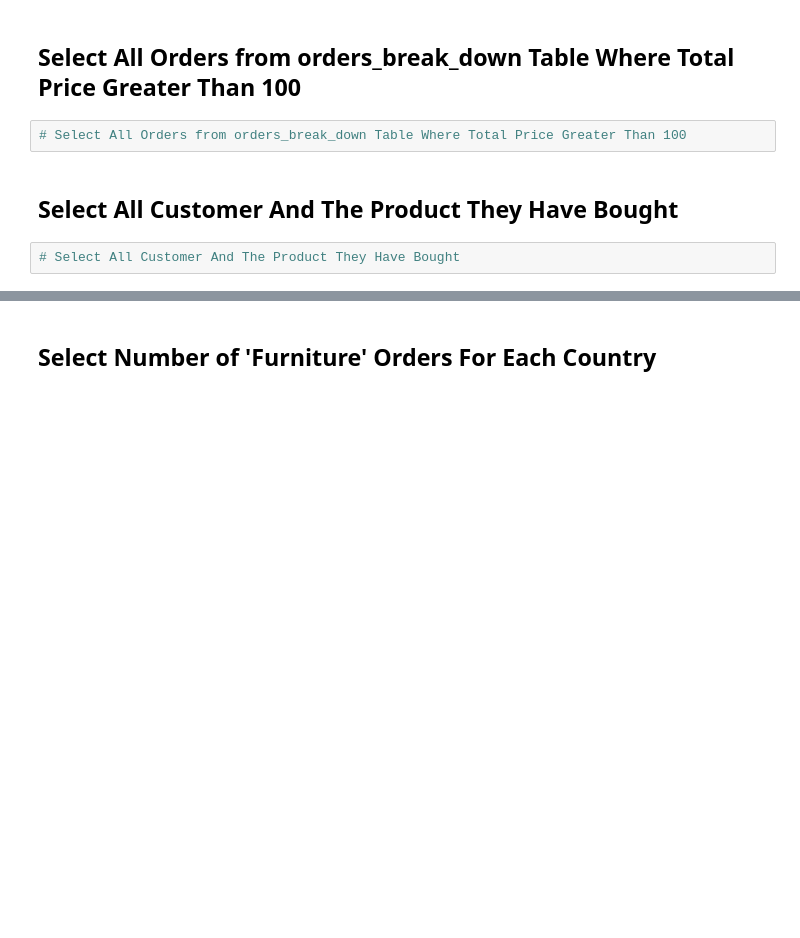
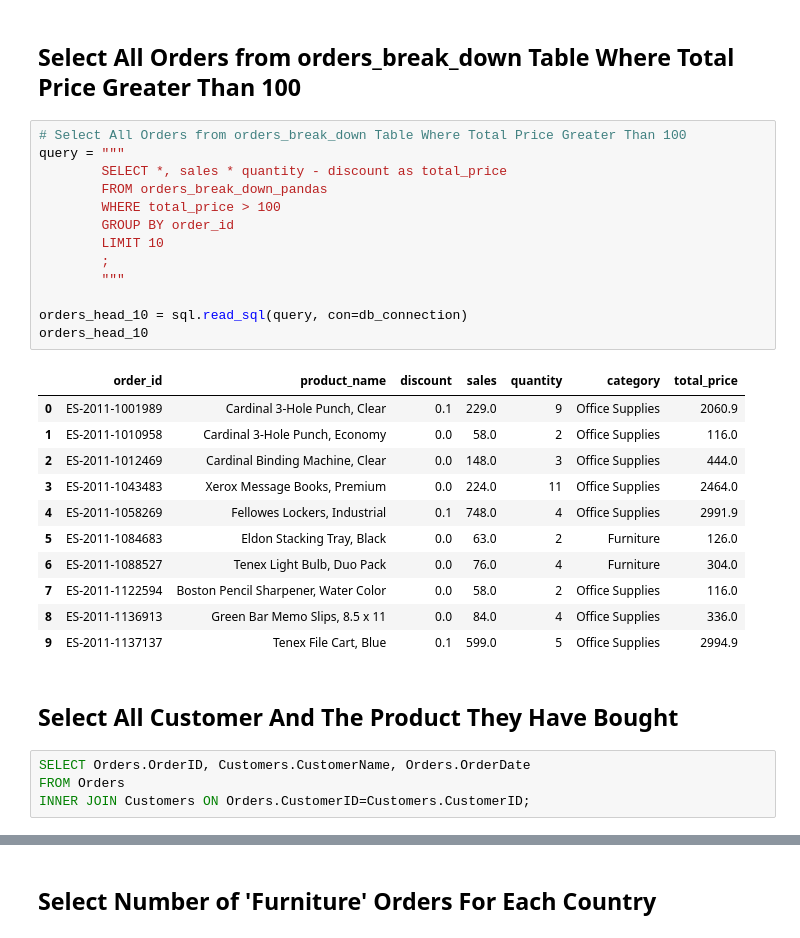
Before and after one commit to Anna-HuangJ/Anna_Repository, a Jupyter notebook: Labs/Lab 2/IOD_Lab 2.1.3.ipynb, the cells around one changed output, grey strips where cells are left out. Cells and saved outputs as stored; diff of their text form; blank space fills up the shorter version.

```diff
--- a/Labs/Lab 2/IOD_Lab 2.1.3.ipynb
+++ b/Labs/Lab 2/IOD_Lab 2.1.3.ipynb
@@ -449,7 +692,32 @@ orders_head_10
 ## Select All Orders from orders_break_down Table Where Total Price Greater Than 100
 # %%
 # Select All Orders from orders_break_down Table Where Total Price Greater Than 100
+query = """
+        SELECT *, sales * quantity - discount as total_price
+        FROM orders_break_down_pandas
+        WHERE total_price > 100
+        GROUP BY order_id
+        LIMIT 10
+        ;
+        """
+
+orders_head_10 = sql.read_sql(query, con=db_connection)
+orders_head_10
+# %% [output]
+|  | order_id | product_name | discount | sales | quantity | category | total_price |
+| 0 | ES-2011-1001989 | Cardinal 3-Hole Punch, Clear | 0.1 | 229.0 | 9 | Office Supplies | 2060.9 |
+| 1 | ES-2011-1010958 | Cardinal 3-Hole Punch, Economy | 0.0 | 58.0 | 2 | Office Supplies | 116.0 |
+| 2 | ES-2011-1012469 | Cardinal Binding Machine, Clear | 0.0 | 148.0 | 3 | Office Supplies | 444.0 |
+| 3 | ES-2011-1043483 | Xerox Message Books, Premium | 0.0 | 224.0 | 11 | Office Supplies | 2464.0 |
+| 4 | ES-2011-1058269 | Fellowes Lockers, Industrial | 0.1 | 748.0 | 4 | Office Supplies | 2991.9 |
+| 5 | ES-2011-1084683 | Eldon Stacking Tray, Black | 0.0 | 63.0 | 2 | Furniture | 126.0 |
+| 6 | ES-2011-1088527 | Tenex Light Bulb, Duo Pack | 0.0 | 76.0 | 4 | Furniture | 304.0 |
+| 7 | ES-2011-1122594 | Boston Pencil Sharpener, Water Color | 0.0 | 58.0 | 2 | Office Supplies | 116.0 |
+| 8 | ES-2011-1136913 | Green Bar Memo Slips, 8.5 x 11 | 0.0 | 84.0 | 4 | Office Supplies | 336.0 |
+| 9 | ES-2011-1137137 | Tenex File Cart, Blue | 0.1 | 599.0 | 5 | Office Supplies | 2994.9 |
 # %% [markdown]
 ## Select All Customer And The Product They Have Bought
-# %%
-# Select All Customer And The Product They Have Bought
+# %%
+SELECT Orders.OrderID, Customers.CustomerName, Orders.OrderDate
+FROM Orders
+INNER JOIN Customers ON Orders.CustomerID=Customers.CustomerID;
```
Also changed, not shown: parts of 40 cells of this notebook.
